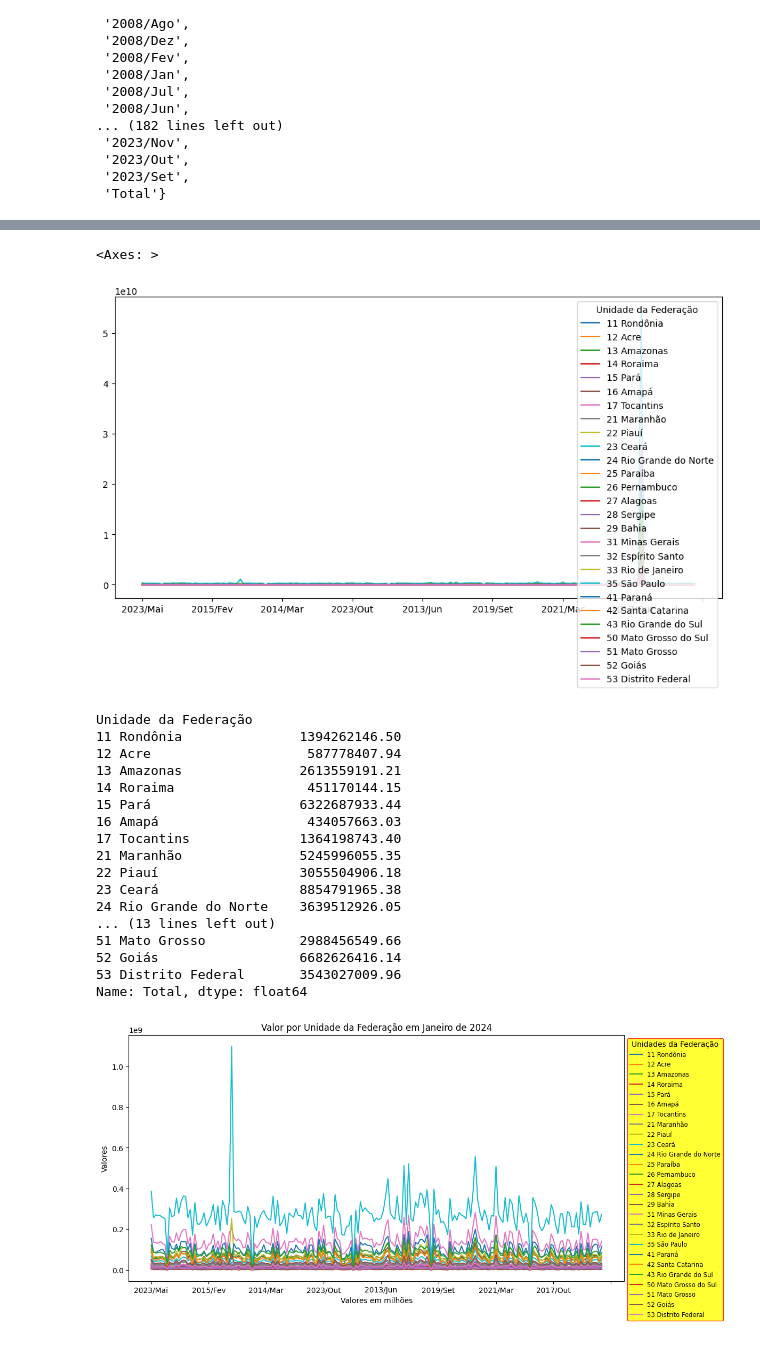
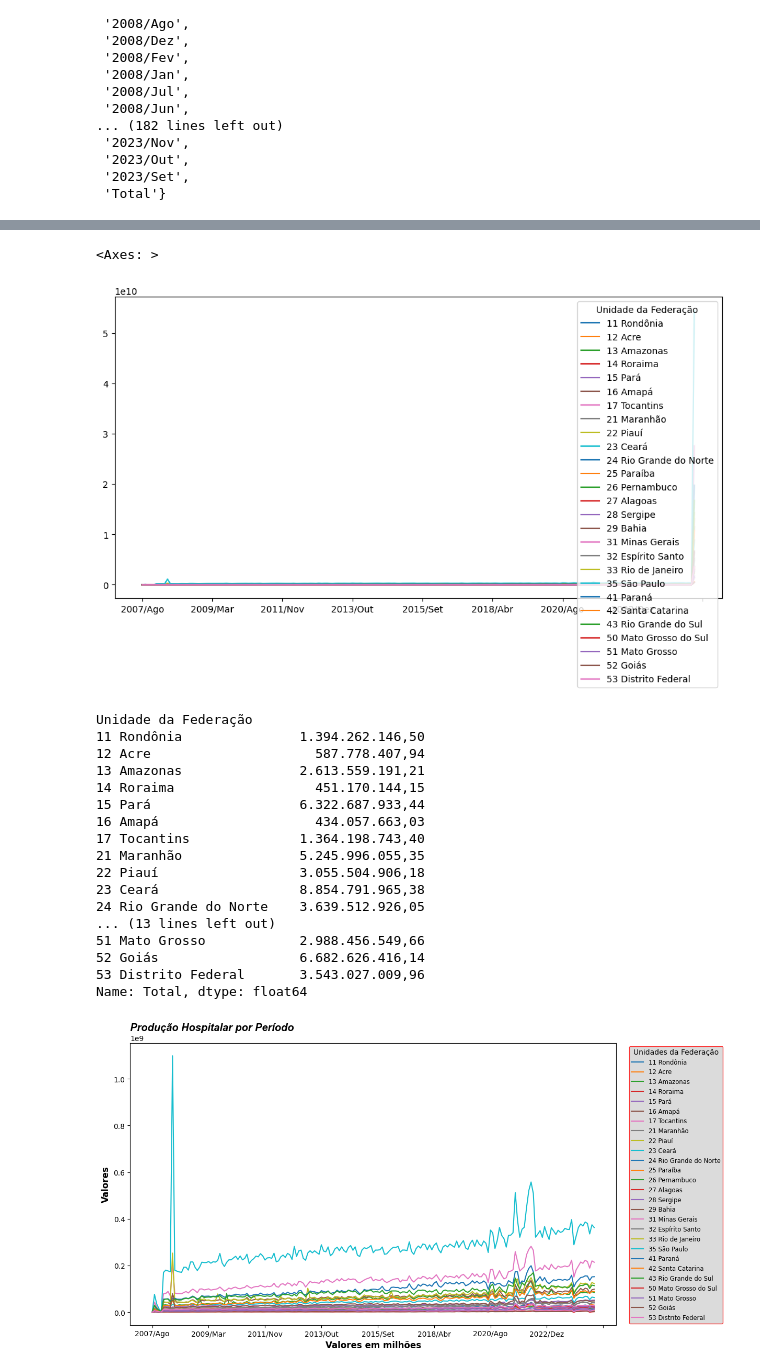
Before and after one commit to alexsoares4a/producao_hospitalar, a Jupyter notebook: producao_hospitalar.ipynb, the cells around one changed output, grey strips where cells are left out. Drawn from its saved outputs; the diff is of its cells as text; code cells hidden in the pictures.

```diff
--- a/producao_hospitalar.ipynb
+++ b/producao_hospitalar.ipynb
@@ -342,0 +391,4 @@ colunas_usaveis
+# %%
+# Usando o método sort() para colocar as colunas em ordem cronológica
+colunas_usaveis.sort()
+colunas_usaveis
@@ -434,26 +501,26 @@ dados_usuaveis.T.head()
 dados_usuaveis.T.plot(figsize=(12,6))
 # %% [output]
 <Axes: >
-[figure, old version]
+[figure, new version]
 # %%
-# O total está sendo apresentado
+# O total está sendo apresentado no gráfico. Isso está causando distorção na visualização, pois os alores são muito altos
 dados_usuaveis["Total"]
 # %% [output]
 Unidade da Federação
-11 Rondônia               1394262146.50
-12 Acre                    587778407.94
-13 Amazonas               2613559191.21
-14 Roraima                 451170144.15
-15 Pará                   6322687933.44
-16 Amapá                   434057663.03
-17 Tocantins              1364198743.40
-21 Maranhão               5245996055.35
-22 Piauí                  3055504906.18
-23 Ceará                  8854791965.38
-24 Rio Grande do Norte    3639512926.05
+11 Rondônia               1.394.262.146,50
+12 Acre                     587.778.407,94
+13 Amazonas               2.613.559.191,21
+14 Roraima                  451.170.144,15
+15 Pará                   6.322.687.933,44
+16 Amapá                    434.057.663,03
+17 Tocantins              1.364.198.743,40
+21 Maranhão               5.245.996.055,35
+22 Piauí                  3.055.504.906,18
+23 Ceará                  8.854.791.965,38
+24 Rio Grande do Norte    3.639.512.926,05
 ... (13 lines left out)
-51 Mato Grosso            2988456549.66
-52 Goiás                  6682626416.14
-53 Distrito Federal       3543027009.96
+51 Mato Grosso            2.988.456.549,66
+52 Goiás                  6.682.626.416,14
+53 Distrito Federal       3.543.027.009,96
 Name: Total, dtype: float64
 # %%
@@ -462,27 +529,39 @@ dados_usuaveis = dados_usuaveis.drop("Total", axis=1)
 # %%
 # Desafio: Reposicionar a legenda
 # Desafio1: Colocar títulos nos dois eixos
 # Desafio2: Retocar visualização da legenda
 
-dados_usuaveis.T.plot(figsize=(12,6))
+dados_usuaveis.T.plot(figsize=(12,7))
 
-
-plt.legend(title='Unidades da Federação',
-           fontsize='small',
+# Configura a legenda do gráfico, definindo 'Unidades da Federação' como seu título.
+# Ajusta o tamanho da fonte para 'pequeno' e posiciona a legenda fora do gráfico, no canto superior esquerdo.
+# Personaliza a caixa da legenda para ter bordas vermelhas (edgecolor) e fundo cinza claro (facecolor), mantendo a caixa visível com 'frameon=True'.
+plt.legend(title="Unidades da Federação",
+           fontsize="small",
+           #fontweight="bold",
            loc="upper left",
-           bbox_to_anchor=(1,1),
+           bbox_to_anchor=(1.02,1),
            frameon=True,
-           edgecolor='red',
-           facecolor='yellow')
+           edgecolor="red",
+           facecolor="lightgray")
 
 # Define o título do gráfico para melhor contextualização dos dados apresentados.
-plt.title("Valor por Unidade da Federação em Janeiro de 2024")
+plt.title("Produção Hospitalar por Período",
+          fontsize="x-large",
+          fontname="Arial",
+          fontweight="bold",
+          fontstyle="italic",
+          loc="left")
 
-plt.xlabel("Valores em milhões")
+plt.xlabel("Valores em milhões",
+           fontsize="large",
+           fontweight="bold")
 
-plt.ylabel("Valores")
+plt.ylabel("Valores",
+           fontsize="large",
+           fontweight="bold")
 
 # Exibe o gráfico configurado.
 plt.show()
 # %% [output]
-[figure, old version]
+[figure, new version]
```
Also changed, not shown: parts of 39 cells of this notebook.
